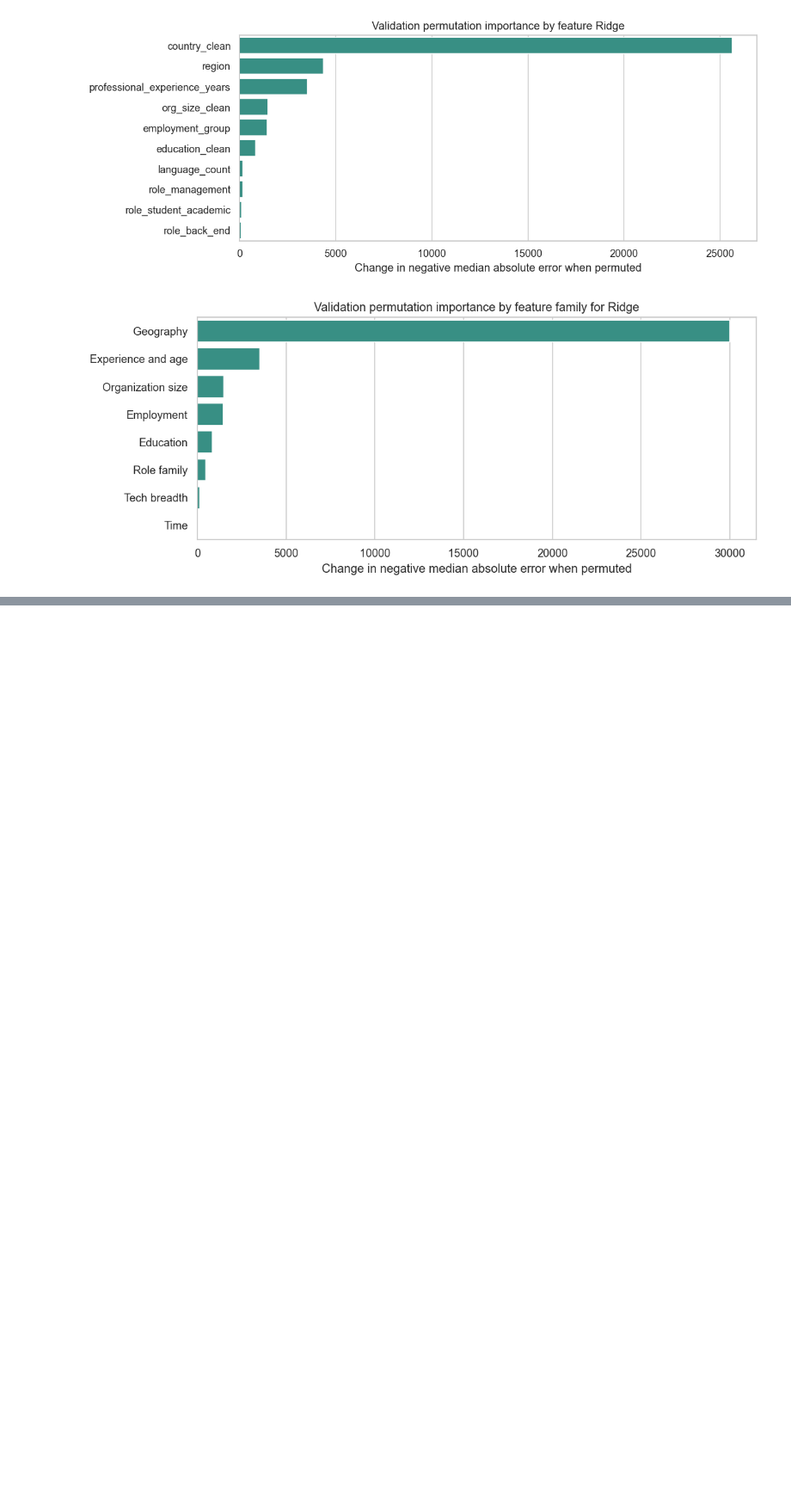
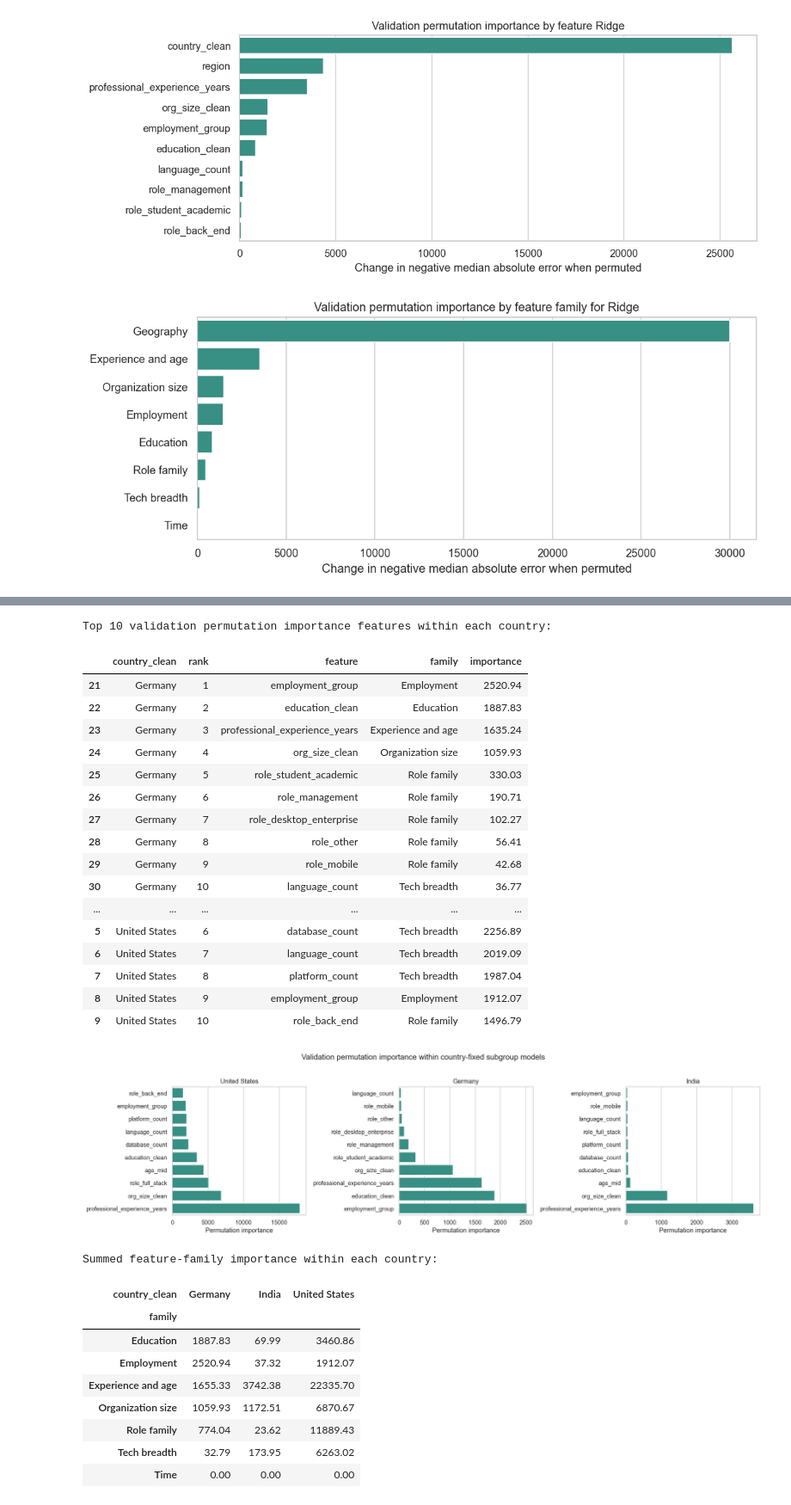
Before and after one commit to Jdrice72901/DSBA-6211-Stack-overflow-Survey-Analysis, a Jupyter notebook: notebooks/Compensation_Model.ipynb, the cells around one changed output, grey strips where cells are left out. Shown at 86% size. Cells and saved outputs as stored; diff of their text form; code cells hidden in the pictures; blank space fills up the shorter version.

Commit message:
Expanded cleaning validation, added LightGBM compensation model testing, and some repo cleanup

```diff
--- a/notebooks/Compensation_Model.ipynb
+++ b/notebooks/Compensation_Model.ipynb
@@ -290,7 +291,7 @@ def build_tree_pipe(cat_cols, num_cols):
     ])
     return Pipeline([
         ('prep', prep),
-        ('model', ExtraTreesRegressor(random_state=RANDOM_STATE, n_jobs=1))
+        ('model', ExtraTreesRegressor(random_state=RANDOM_STATE, n_jobs=-1))
     ])
 
 
@@ -685,0 +875,68 @@ Top families by permutation importance:
+# %%
+country_top_perm = (
+    country_perm
+    .sort_values(['country_clean', 'importance'], ascending=[True, False])
+    .groupby('country_clean')
+    .head(10)
+    .copy()
+)
+
+country_family_imp = (
+    country_perm
+    .groupby(['country_clean', 'family'], as_index=False)['importance']
+    .sum()
+)
+
+print("Top 10 validation permutation importance features within each country:")
+display(country_top_perm[['country_clean', 'rank', 'feature', 'family', 'importance']].round(2))
+
+fig, axes = plt.subplots(1, len(COUNTRY_FOCUS), figsize=(18, 5))
+
+for ax, country in zip(axes, COUNTRY_FOCUS):
+    plot_df = country_top_perm[country_top_perm['country_clean'] == country].sort_values('importance', ascending=True)
+    sns.barplot(data=plot_df, x='importance', y='feature', color='#2A9D8F', ax=ax)
+    ax.set_title(country)
+    ax.set_xlabel('Permutation importance')
+    ax.set_ylabel('')
+
+plt.suptitle('Validation permutation importance within country-fixed subgroup models')
+plt.tight_layout(rect=[0, 0, 1, 0.96])
+plt.show()
+
+print("\nSummed feature-family importance within each country:")
+display(
+    country_family_imp
+    .pivot(index='family', columns='country_clean', values='importance')
+    .fillna(0)
+    .round(2)
+)
+# %% [output]
+Top 10 validation permutation importance features within each country:
+|  | country_clean | rank | feature | family | importance |
+| 21 | Germany | 1 | employment_group | Employment | 2520.94 |
+| 22 | Germany | 2 | education_clean | Education | 1887.83 |
+| 23 | Germany | 3 | professional_experience_years | Experience and age | 1635.24 |
+| 24 | Germany | 4 | org_size_clean | Organization size | 1059.93 |
+| 25 | Germany | 5 | role_student_academic | Role family | 330.03 |
+| 26 | Germany | 6 | role_management | Role family | 190.71 |
+| 27 | Germany | 7 | role_desktop_enterprise | Role family | 102.27 |
+| 28 | Germany | 8 | role_other | Role family | 56.41 |
+| 29 | Germany | 9 | role_mobile | Role family | 42.68 |
+| 30 | Germany | 10 | language_count | Tech breadth | 36.77 |
+| ... | ... | ... | ... | ... | ... |
+| 5 | United States | 6 | database_count | Tech breadth | 2256.89 |
+| 6 | United States | 7 | language_count | Tech breadth | 2019.09 |
+| 7 | United States | 8 | platform_count | Tech breadth | 1987.04 |
+| 8 | United States | 9 | employment_group | Employment | 1912.07 |
+| 9 | United States | 10 | role_back_end | Role family | 1496.79 |
+[figure, added]
+Summed feature-family importance within each country:
+| country_clean | Germany | India | United States |
+| family |  |  |  |
+| Education | 1887.83 | 69.99 | 3460.86 |
+| Employment | 2520.94 | 37.32 | 1912.07 |
+| Experience and age | 1655.33 | 3742.38 | 22335.70 |
+| Organization size | 1059.93 | 1172.51 | 6870.67 |
+| Role family | 774.04 | 23.62 | 11889.43 |
+| Tech breadth | 32.79 | 173.95 | 6263.02 |
+| Time | 0.00 | 0.00 | 0.00 |
```
Also changed, not shown: parts of 35 cells of this notebook, 8 other files.
